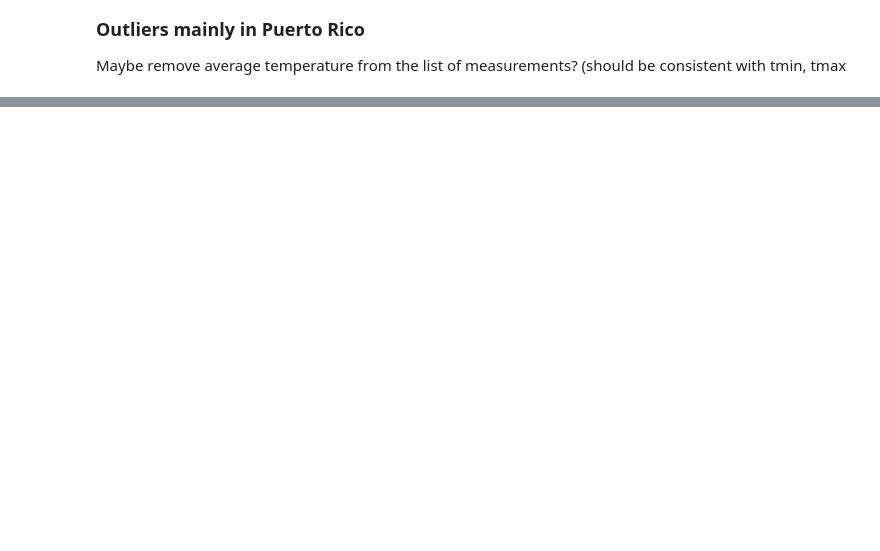
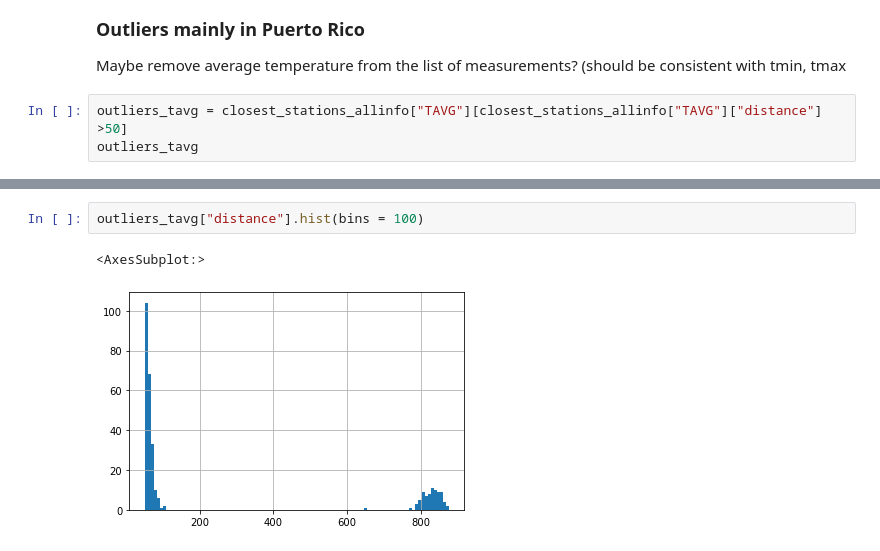
Before and after one commit to severine-baudry/capstone_data_engineer, a Jupyter notebook: US_weather_explore_measurements.ipynb, the cells around one changed output, grey strips where cells are left out. Saved outputs shown, nothing was run; the diff lists cells and outputs as text; blank space fills up the shorter version.

Commit message:
explore outliers for average temperature

```diff
--- a/US_weather_explore_measurements.ipynb
+++ b/US_weather_explore_measurements.ipynb
@@ -700,3 +700,6 @@ closest_stations_allinfo["TAVG"].sort_values(by = "distance", ascending= False).
 <font size=4>**Outliers mainly in Puerto Rico**</font>
 
 Maybe remove average temperature from the list of measurements? (should be consistent with tmin, tmax
+# %%
+outliers_tavg = closest_stations_allinfo["TAVG"][closest_stations_allinfo["TAVG"]["distance"] >50]
+outliers_tavg
@@ -702,0 +736,5 @@ Maybe remove average temperature from the list of measurements? (should be consi
+# %%
+outliers_tavg["distance"].hist(bins = 100)
+# %% [output]
+<AxesSubplot:>
+[figure, added]
```
Also changed, not shown: parts of 4 cells of this notebook.
